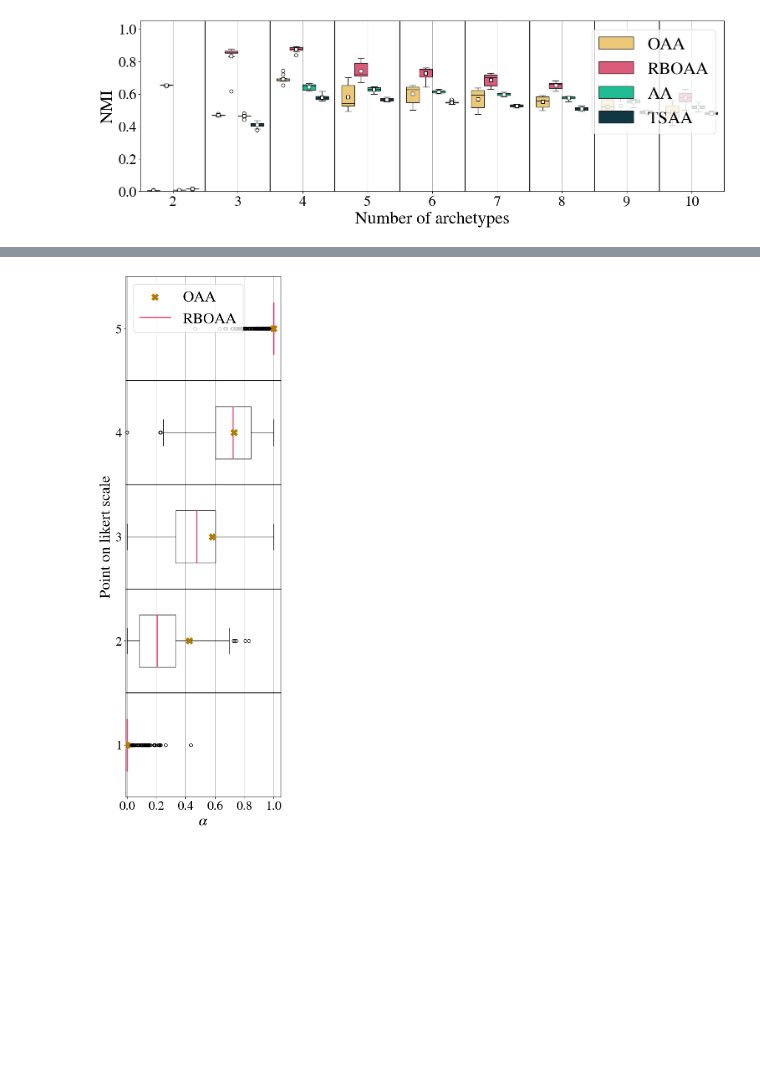
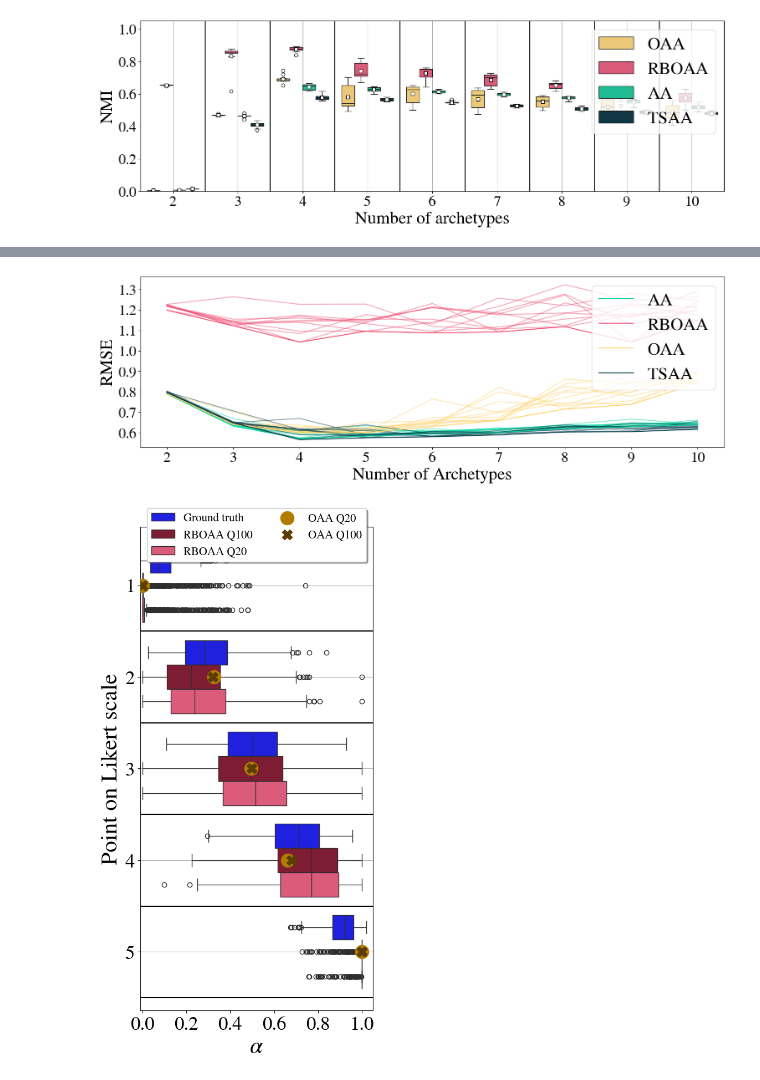
Before and after one commit to Maplewarrior/OrdinalArchetypalAnalysis, a Jupyter notebook: synthPlotsForPaper.ipynb, the cells around one changed output, grey strips where cells are left out. Drawn from its saved outputs; the diff is of its cells as text; code cells hidden in the pictures; blank space fills up the shorter version.

```diff
--- a/synthPlotsForPaper.ipynb
+++ b/synthPlotsForPaper.ipynb
@@ -401,4 +163,9 @@ OAA_betas = complex_res['OAA']['K3'][2].b
-# %%
-response_bias_plot(X, RBOAA_betas, OAA_betas, synthetic_betas=None)
-# %% [output]
-[figure, removed]
+# %%
+from src.visualizations.denoising import denoising
+p = [1,2,3,4,5]
+K_list = [2,3,4,5,6,7,8,9,10]
+
+
+denoising(complex_res,complex_cor,complex_osm_corr,K_list,p,'test')
+# %% [output]
+[figure, added]
@@ -404,0 +182,21 @@ response_bias_plot(X, RBOAA_betas, OAA_betas, synthetic_betas=None)
+# %%
+#from src.visualizations.response_bias import response_bias_plot
+from src.visualizations.response_bias import response_bias_plot
+
+matplotlib.rcParams['mathtext.fontset'] = 'stix'
+matplotlib.rcParams['font.family'] = 'STIXGeneral'
+
+
+
+
+RBOAA_betasQ100 = Q100_RB['RBOAA']['K3'][2].b
+OAA_betasQ100 = Q100_RB['OAA']['K3'][2].b
+
+RBOAA_betasQ20 = Q20_RB['RBOAA']['K3'][2].b
+OAA_betasQ20 = Q20_RB['OAA']['K3'][2].b
+
+response_bias_plot(X,  RBOAA_betasQ20, OAA_betasQ20,RBOAA_betasQ100, OAA_betasQ100 ,6, 'RB_synth', synthetic_betas=SD.betas)
+
+#response_bias_plot(X, RBOAA_betas, OAA_betas,6,'RB_GB', synthetic_betas=SD.betas)
+# %% [output]
+[figure, added]
```
Also changed, not shown: parts of 17 cells of this notebook, 3 other files.
